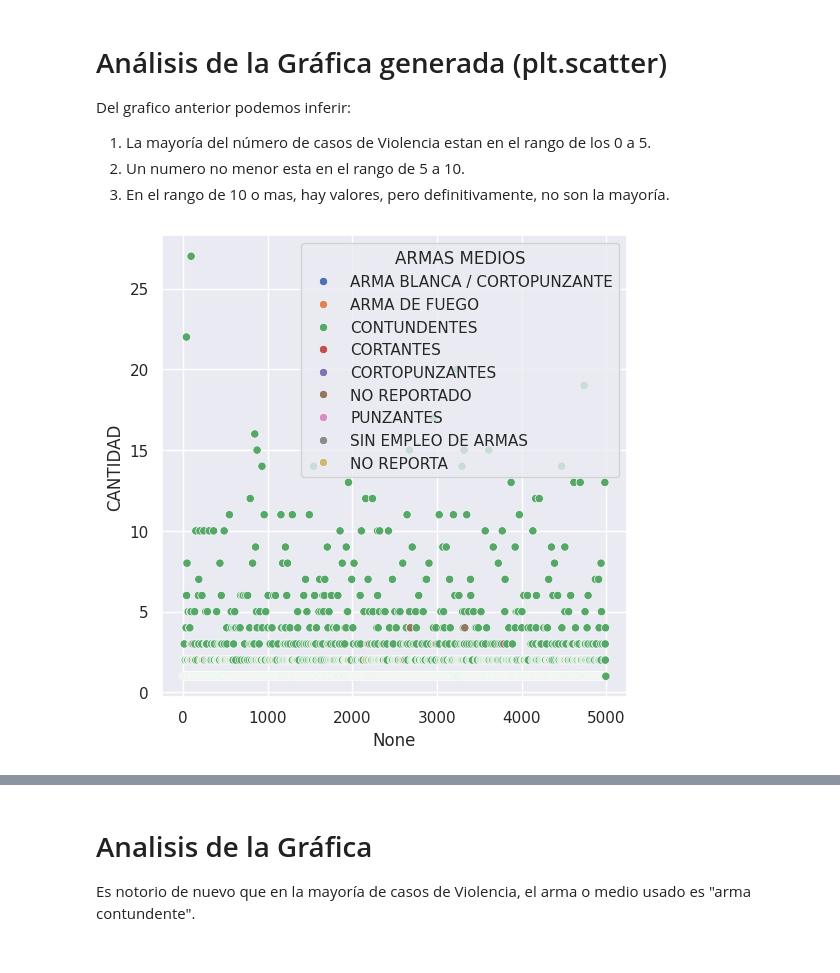
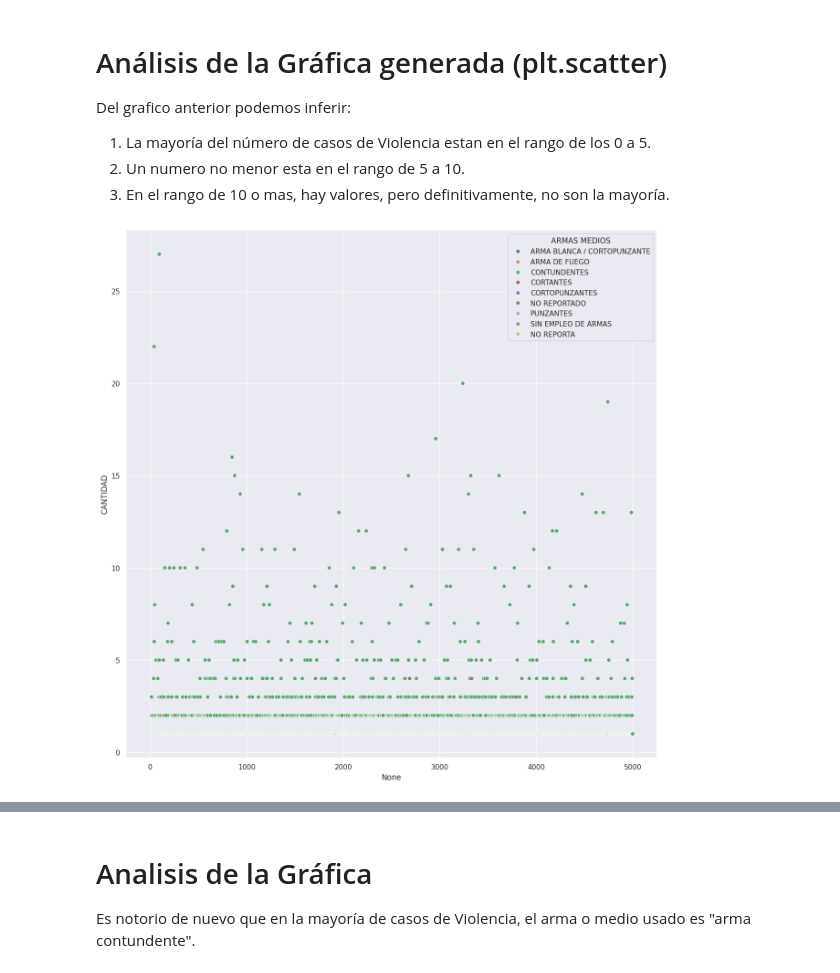
Before and after one commit to octagm/ia_2024, a Jupyter notebook: Analisis_Univariado_OGM.ipynb, the cells around one changed output, grey strips where cells are left out. Saved outputs shown, nothing was run; the diff lists cells and outputs as text; code cells hidden in the pictures.

```diff
--- a/Analisis_Univariado_OGM.ipynb
+++ b/Analisis_Univariado_OGM.ipynb
@@ -171,10 +171,11 @@ Del grafico anterior podemos inferir:
 2. Un numero no menor esta en el rango de 5 a 10.
 3. En el rango de 10 o mas, hay valores, pero definitivamente, no son la mayoría.
 # %%
-# Evaluemos la grafica anterior pero incluyamos el tipo de ARMA o MEDIO de los casos
+# Evaluemos la grafica anterior pero incluyamos el tipo de ARMA o MEDIO que se usaron en los casos de violencia reportados.
+plt.figure(figsize=(15,15))
 sns.scatterplot(x=df.index,y=df['CANTIDAD'],hue=df['ARMAS MEDIOS'])
 plt.show()
 # %% [output]
-[figure, old version]
+[figure, new version]
 # %% [markdown]
 # Análisis de la Gráfica
```
Also changed, not shown: parts of 4 cells of this notebook.
